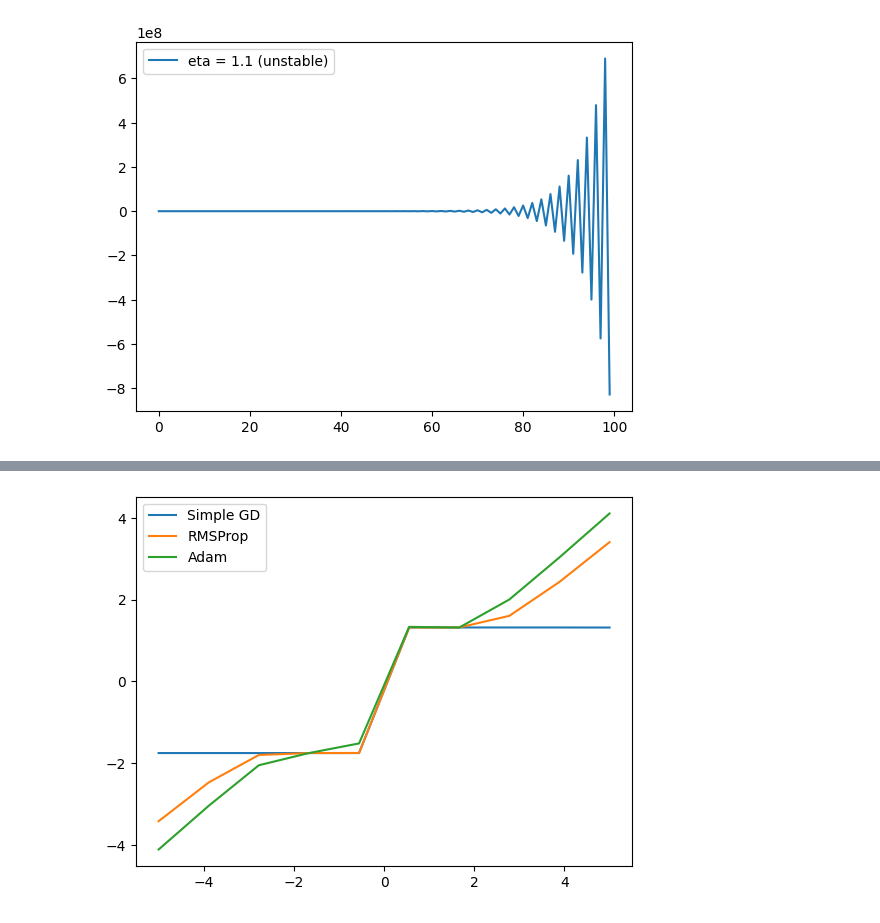
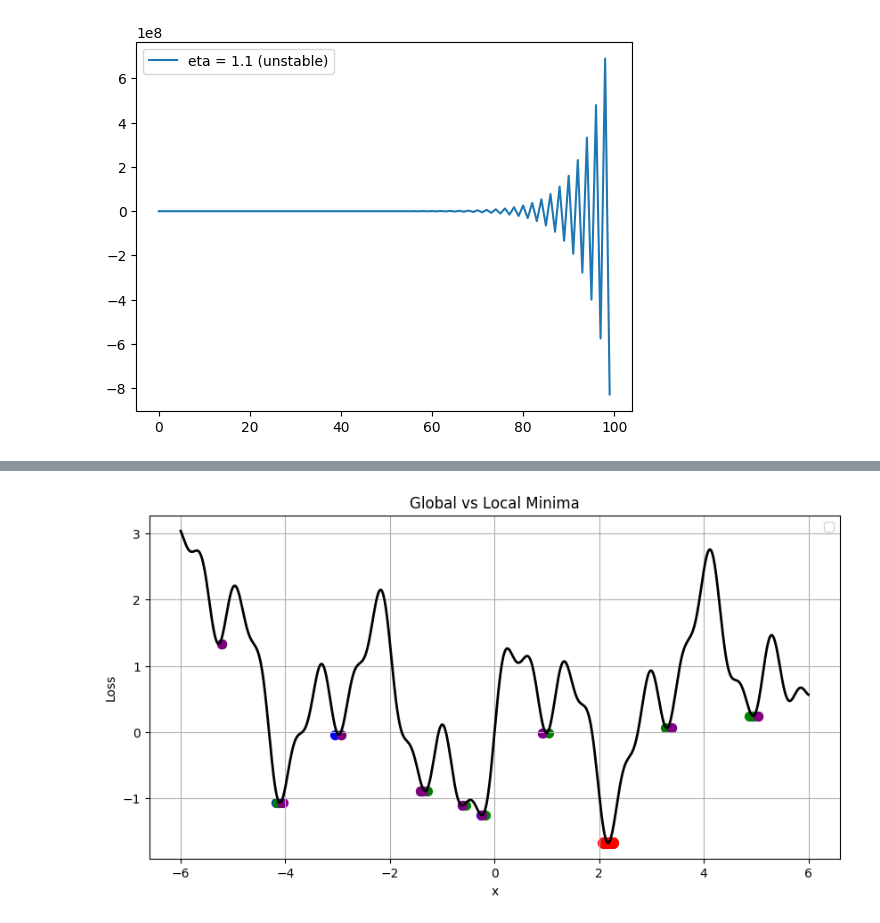
Before and after one commit to sanjaykn8/DL_Lab, a Jupyter notebook: ex1/1-2-2.ipynb, the cells around one changed output, grey strips where cells are left out. Cells and saved outputs as stored; diff of their text form; code cells hidden in the pictures.

```diff
--- a/ex1/1-2-2.ipynb
+++ b/ex1/1-2-2.ipynb
@@ -89,0 +98,4 @@ Adam    : 4.108699188371943
+# %%
+xs = torch.linspace(-5, 5, 1000)
+ys = loss_fn(xs)
+global_min_x = xs[ys.argmin()].item()
@@ -90,8 +114,33 @@ Adam    : 4.108699188371943
 # %%
-plt.plot(points, res1, label = "Simple GD")
-plt.plot(points, res2, label = "RMSProp")
-plt.plot(points, res3, label = "Adam")
-plt.legend()
-plt.show()
+starts = np.linspace(-5, 5, 15)
+
+results = {"SGD": [], "RMSprop": [], "Adam": []}
+
+for s in starts:
+    results["SGD"].append(run_optimizer_final(torch.optim.SGD, s))
+    results["RMSprop"].append(run_optimizer_final(torch.optim.RMSprop, s))
+    results["Adam"].append(run_optimizer_final(torch.optim.Adam, s))
-# %% [output]
-[figure, removed]
+# %%
+plt.figure(figsize=(10,5))
+
+x_plot = np.linspace(-6, 6, 2000)
+y_plot = loss_fn(torch.tensor(x_plot)).numpy()
+plt.plot(x_plot, y_plot, color="black", linewidth=2)
+
+for opt, color in zip(["SGD", "RMSprop", "Adam"],
+                      ["blue", "green", "purple"]):
+    for x in results[opt]:
+        y = loss_fn(torch.tensor(x)).item()
+        if abs(x - global_min_x) < 0.2:
+            plt.scatter(jitter(x), y, color="red", s=70)
+        else:
+            plt.scatter(jitter(x), y, color=color, s=50)
+
+plt.xlabel("x")
+plt.ylabel("Loss")
+plt.title("Global vs Local Minima")
+plt.grid(True)
+plt.legend()
+plt.show()
+# %% [output]
+[figure, added]
```
Also changed, not shown: parts of 3 cells of this notebook, 2 other files.
